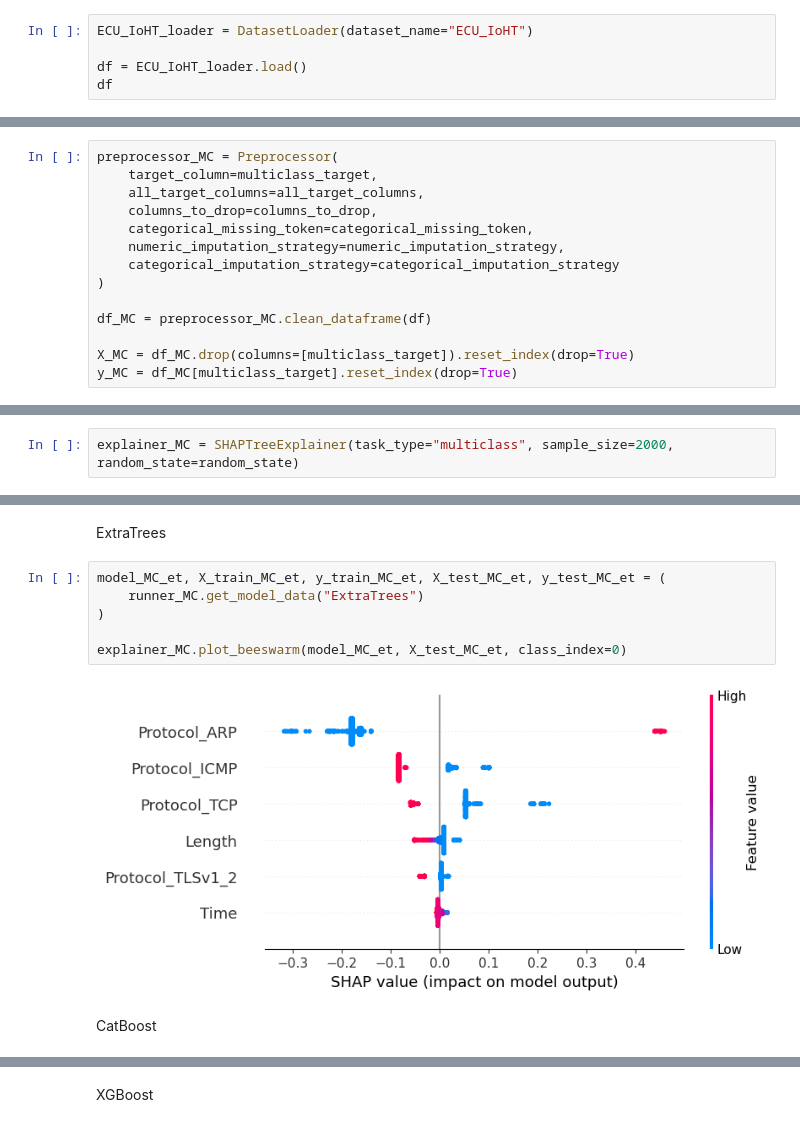
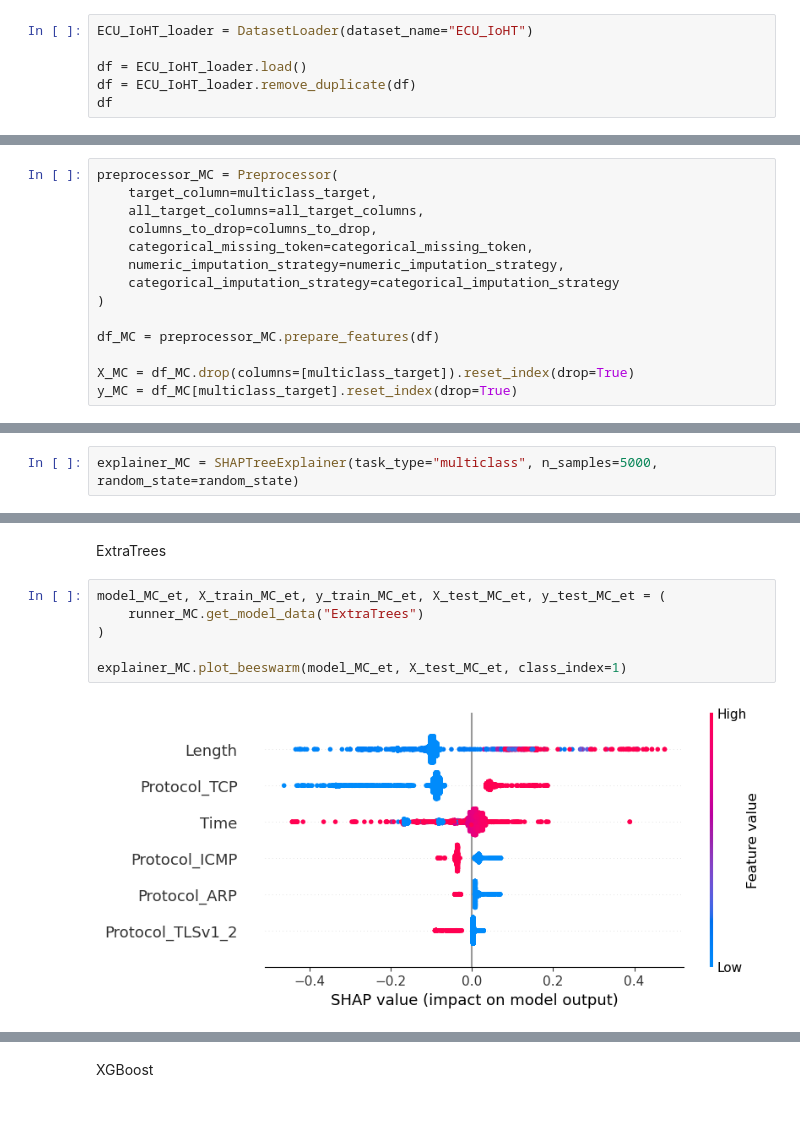
Before and after one commit to rodrig0rocha/IDS_IoT, a Jupyter notebook: Workplace/ECU_IoHT.ipynb, the cells around one changed output, grey strips where cells are left out. Cells and saved outputs as stored; diff of their text form.

```diff
--- a/Workplace/ECU_IoHT.ipynb
+++ b/Workplace/ECU_IoHT.ipynb
@@ -34,5 +34,6 @@ random_state=80
 ECU_IoHT_loader = DatasetLoader(dataset_name="ECU_IoHT")
 
 df = ECU_IoHT_loader.load()
+df = ECU_IoHT_loader.remove_duplicate(df)
 df
 # %% [output]
@@ -145,7 +148,7 @@ preprocessor_MC = Preprocessor(
     categorical_imputation_strategy=categorical_imputation_strategy
 )
 
-df_MC = preprocessor_MC.clean_dataframe(df)
+df_MC = preprocessor_MC.prepare_features(df)
 
 X_MC = df_MC.drop(columns=[multiclass_target]).reset_index(drop=True)
 y_MC = df_MC[multiclass_target].reset_index(drop=True)
@@ -364,5 +305,5 @@ explainer_BC.plot_beeswarm(model_BC_lb, X_test_BC_lb)
 # %%
-explainer_MC = SHAPTreeExplainer(task_type="multiclass", sample_size=2000, random_state=random_state)
+explainer_MC = SHAPTreeExplainer(task_type="multiclass", n_samples=5000, random_state=random_state)
 # %% [markdown]
 RandomForest
 # %%
@@ -378,10 +319,8 @@ ExtraTrees
 # %%
 model_MC_et, X_train_MC_et, y_train_MC_et, X_test_MC_et, y_test_MC_et = (
     runner_MC.get_model_data("ExtraTrees")
 )
 
-explainer_MC.plot_beeswarm(model_MC_et, X_test_MC_et, class_index=0)
+explainer_MC.plot_beeswarm(model_MC_et, X_test_MC_et, class_index=1)
 # %% [output]
-[figure, old version]
+[figure, new version]
-# %% [markdown]
-CatBoost
```
Also changed, not shown: parts of 23 cells of this notebook, 7 other files.
